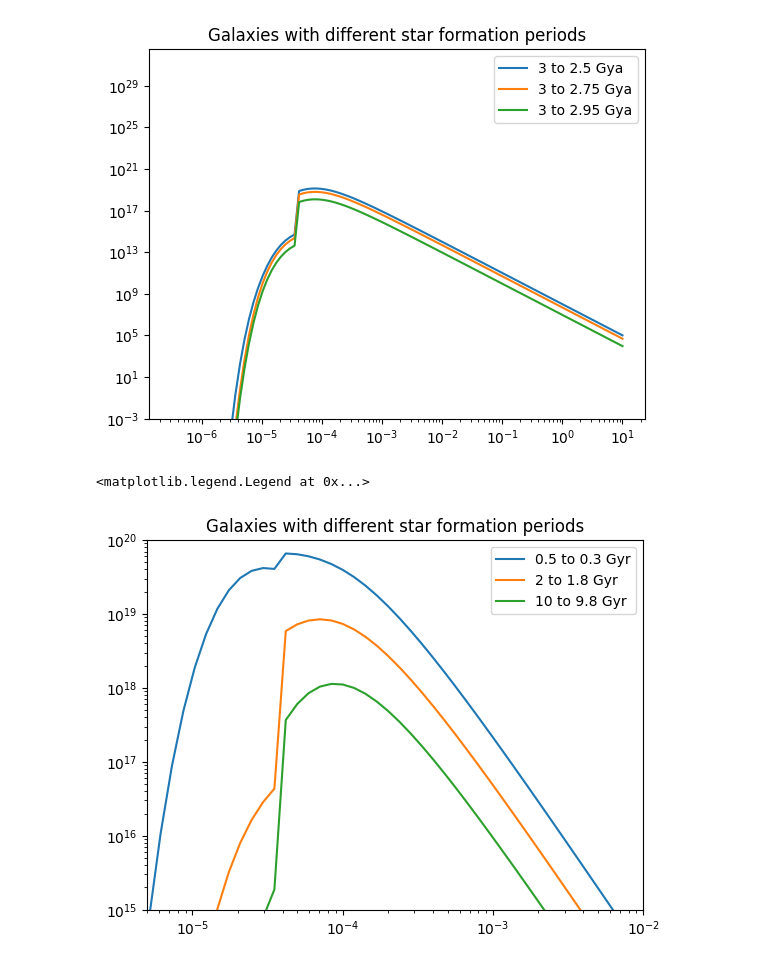
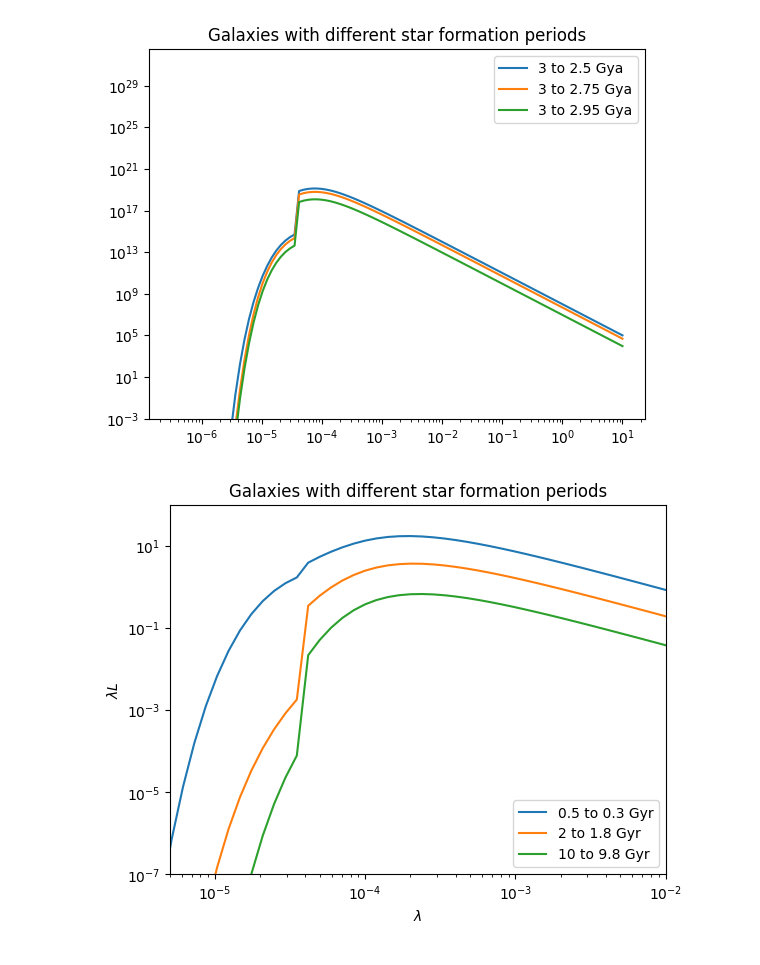
Before and after one commit to pgwart/ay640project, a Jupyter notebook: project_test.ipynb, the cells around one changed output. Drawn from its saved outputs; the diff is of its cells as text; code cells hidden in the pictures.

```diff
--- a/project_test.ipynb
+++ b/project_test.ipynb
@@ -9,10 +9,18 @@ wavelength = np.geomspace(10**-6.5, 10, 100)
 frequencies = [const.c.to(u.cm/u.s).value/w for w in wavelength]
 # %%
 #Ts = np.linspace(2500,)
-Ts = [2500, 5000, 7000, 10000]
+Ts = [2500, 5000, 7000, 10000, 30000]
+fig,ax = plt.subplots(figsize=(12,5))
 for T in Ts:
-    bb = [sp.blackbody_intensity(T, f) for f in frequencies]
-    plt.plot(wavelength, bb)
+    bb = [const.c.cgs.value/f*sp.blackbody_intensity(T, f) for f in frequencies]
+    plt.plot(wavelength, bb, label=f'{T}K')
     plt.yscale('log')
     plt.xscale('log')
+    plt.ylim(1e-15,1e-6)
+    plt.xlim(0.2e-5, 0.9e1)
+    plt.legend()
+    plt.ylabel(r'$\lambda L$')
+    plt.xlabel(r'$\lambda$')
+    plt.title('Blackbody spectra')
+    plt.savefig('examplebb.png')
 # %% [output]
@@ -169,19 +177,21 @@ plt.legend()
 # 2 Gya
 # 5 Gya
 
-gal_bb_sf1 = [f*star_formation_blackbody(f, 0.5*10**9, 0.3*10**9) for f in frequencies]
-gal_bb_sf2 = [f*star_formation_blackbody(f, 2*10**9, 1.8*10**9) for f in frequencies]
-gal_bb_sf3 = [f*star_formation_blackbody(f, 10*10**9, 9.8*10**9) for f in frequencies]
+gal_bb_sf1 = [const.c.cgs.value/f*star_formation_blackbody(f, 0.5*10**9, 0.3*10**9) for f in frequencies]
+gal_bb_sf2 = [const.c.cgs.value/f*star_formation_blackbody(f, 2*10**9, 1.8*10**9) for f in frequencies]
+gal_bb_sf3 = [const.c.cgs.value/f*star_formation_blackbody(f, 10*10**9, 9.8*10**9) for f in frequencies]
 # %%
 plt.title('Galaxies with different star formation periods')
 plt.plot(wavelength, gal_bb_sf1, label='0.5 to 0.3 Gyr')
 plt.plot(wavelength, gal_bb_sf2, label='2 to 1.8 Gyr')
 plt.plot(wavelength, gal_bb_sf3, label='10 to 9.8 Gyr')
+plt.ylabel(r'$\lambda L$')
+plt.xlabel(r'$\lambda$')
 plt.yscale('log')
 plt.xscale('log')
-plt.ylim(1e15,1e20)
+plt.ylim(1e-7,1e2)
 plt.xlim(0.5e-5, 1e-2)
 plt.legend()
+plt.savefig('examplesfrperiods.png')
 # %% [output]
-<matplotlib.legend.Legend at 0x...>
-[figure, old version]
+[figure, new version]
```
Also changed, not shown: parts of 1 cell of this notebook, 6 other files.
